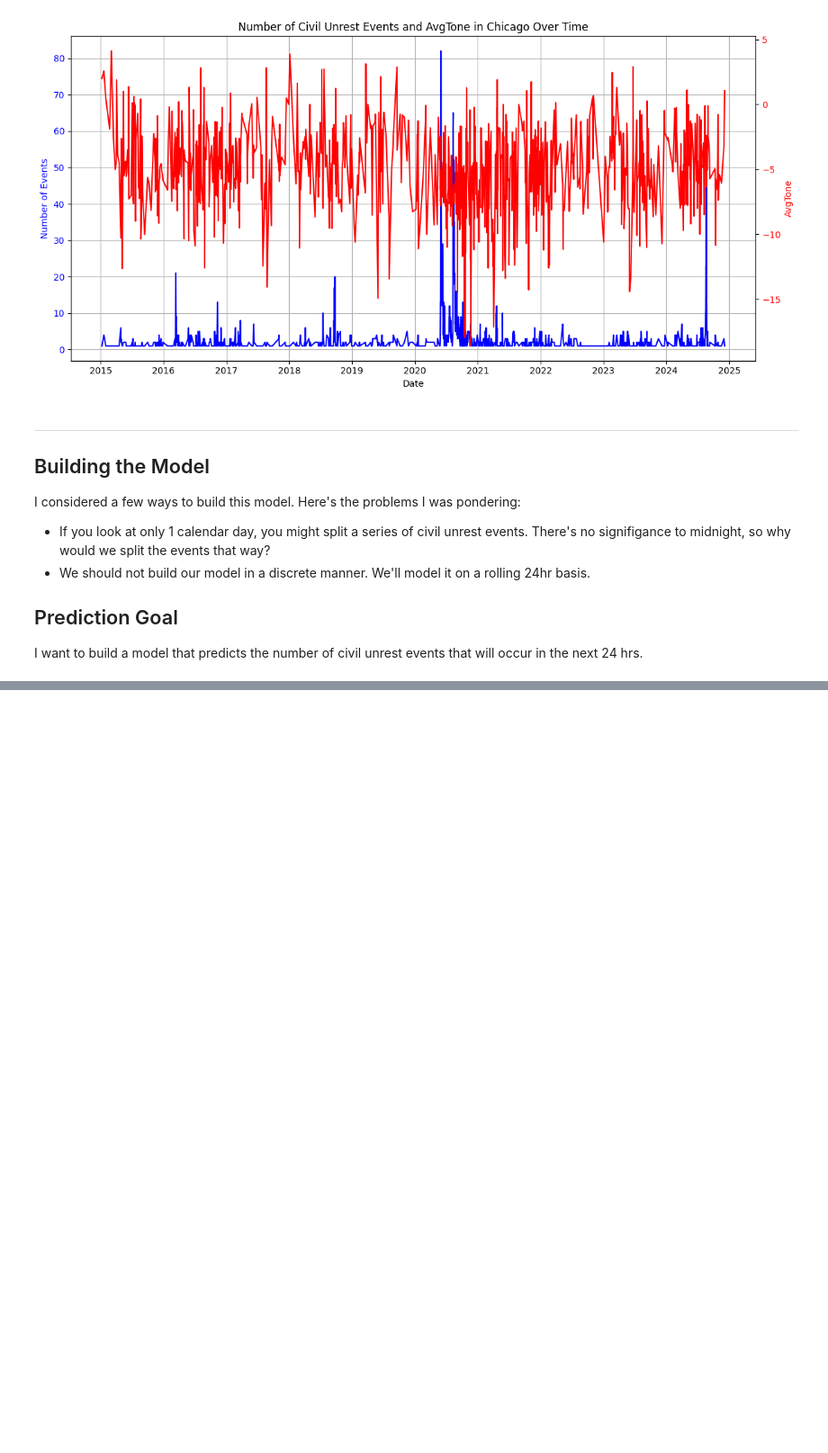
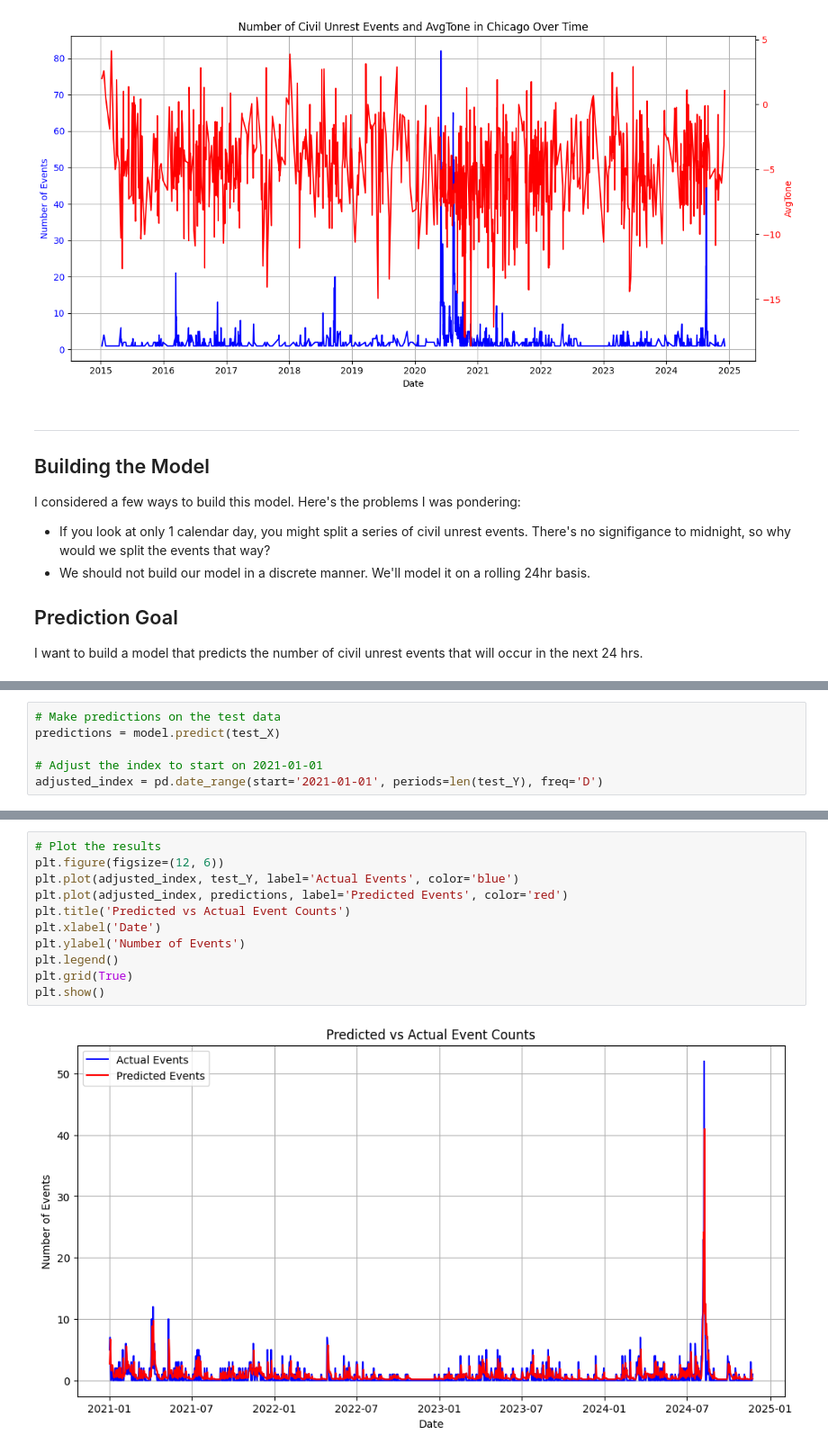
Before and after one commit to wweissbluth/civil_unrest_predictor, a Jupyter notebook: main.ipynb, the cells around one changed output, grey strips where cells are left out. Shown at 90% size. Drawn from its saved outputs; the diff is of its cells as text; blank space fills up the shorter version.

```diff
--- a/main.ipynb
+++ b/main.ipynb
@@ -428,0 +519,6 @@ Doing some reserach, I've stumbled into the "Exponential Smoothing (Holt-Winters
+# %%
+# Make predictions on the test data
+predictions = model.predict(test_X)
+
+# Adjust the index to start on 2021-01-01
+adjusted_index = pd.date_range(start='2021-01-01', periods=len(test_Y), freq='D')
@@ -428,0 +527,13 @@ Doing some reserach, I've stumbled into the "Exponential Smoothing (Holt-Winters
+# %%
+# Plot the results
+plt.figure(figsize=(12, 6))
+plt.plot(adjusted_index, test_Y, label='Actual Events', color='blue')
+plt.plot(adjusted_index, predictions, label='Predicted Events', color='red')
+plt.title('Predicted vs Actual Event Counts')
+plt.xlabel('Date')
+plt.ylabel('Number of Events')
+plt.legend()
+plt.grid(True)
+plt.show()
+# %% [output]
+[figure, added]
```
Also changed, not shown: parts of 10 cells of this notebook, 1 other file.
